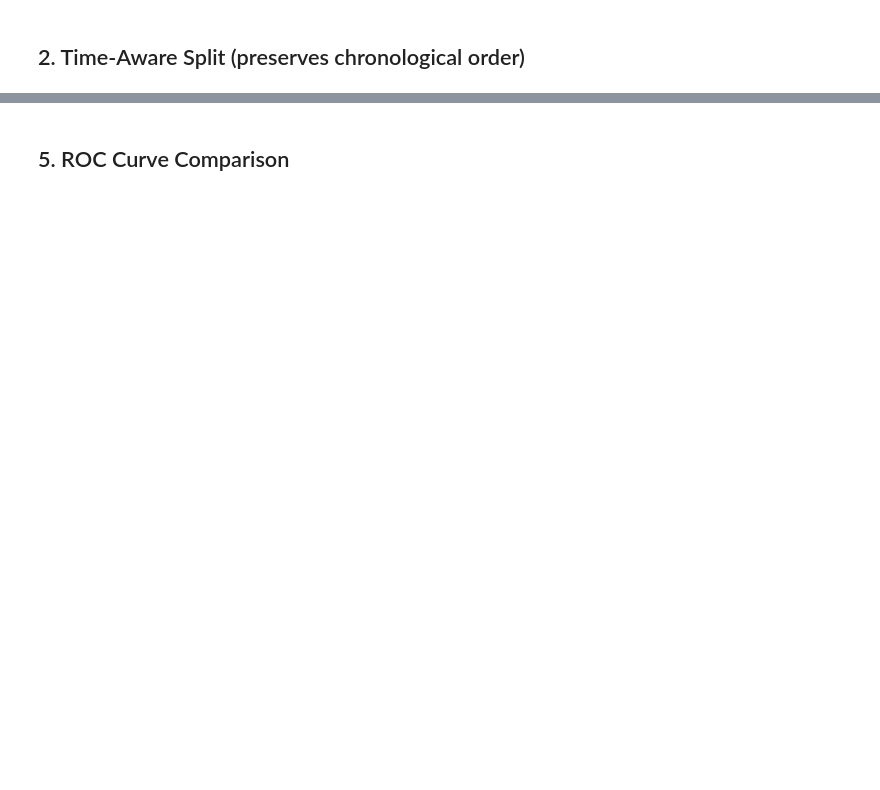
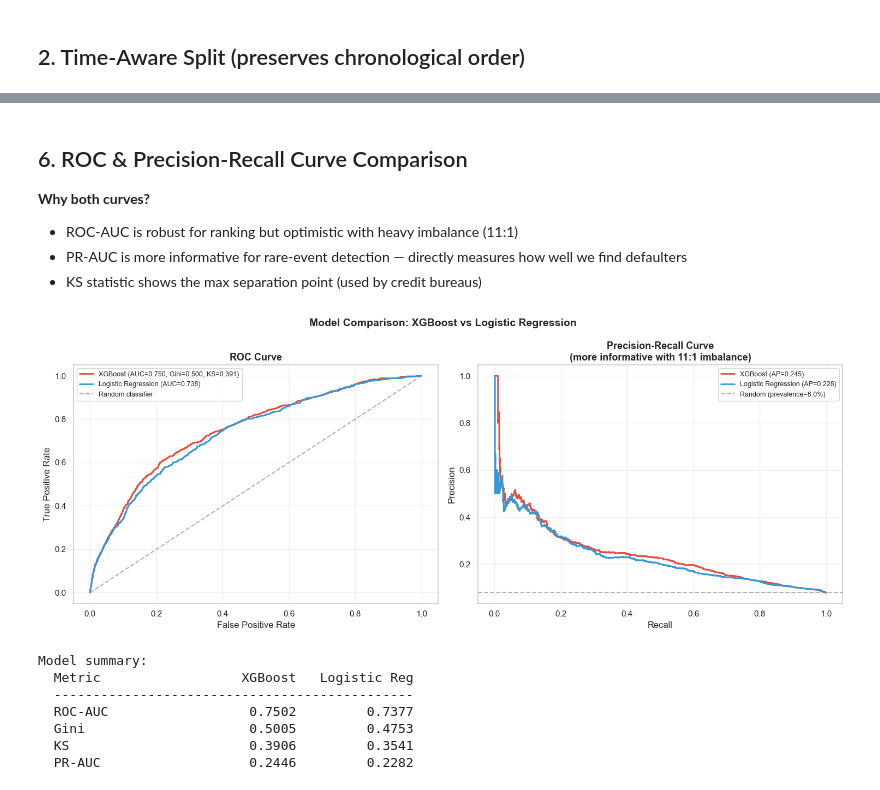
Before and after one commit to biplobgon/proactive-defaulter-flagging-system, a Jupyter notebook: notebooks/03_model_training.ipynb, the cells around one changed output, grey strips where cells are left out. Drawn from its saved outputs; the diff is of its cells as text; code cells hidden in the pictures; blank space fills up the shorter version.

```diff
--- a/notebooks/03_model_training.ipynb
+++ b/notebooks/03_model_training.ipynb
@@ -96,24 +194,73 @@ print(f'XGBoost — AUC: {xgb_auc:.4f} | Gini: {xgb_gini:.4f} | KS: {xgb_ks:.4f}
 # %% [markdown]
-## 5. ROC Curve Comparison
+## 6. ROC & Precision-Recall Curve Comparison
+
+**Why both curves?**
+- ROC-AUC is robust for ranking but optimistic with heavy imbalance (11:1)
+- PR-AUC is more informative for rare-event detection — directly measures how well we find defaulters
+- KS statistic shows the max separation point (used by credit bureaus)
 # %%
-fig, ax = plt.subplots(figsize=(8, 6))
+from sklearn.metrics import precision_recall_curve, average_precision_score
+from training.evaluate import _ks_statistic
+
+fig, axes = plt.subplots(1, 2, figsize=(15, 6))
+
+# ── Left: ROC Curves ──────────────────────────────────────────────────────────
+for label, proba, color in [
+    (f'XGBoost (AUC={xgb_auc:.3f}, Gini={xgb_gini:.3f}, KS={xgb_ks:.3f})', xgb_proba, '#e74c3c'),
+    (f'Logistic Regression (AUC={lr_auc:.3f})',                              lr_proba,  '#3498db'),
+]:
+    fpr, tpr, _ = roc_curve(y_test, proba)
+    axes[0].plot(fpr, tpr, label=label, linewidth=2, color=color)
+
+axes[0].plot([0, 1], [0, 1], '--', color='grey', alpha=0.6, label='Random classifier')
+axes[0].set_xlabel('False Positive Rate', fontsize=12)
+axes[0].set_ylabel('True Positive Rate', fontsize=12)
+axes[0].set_title('ROC Curve', fontsize=13, fontweight='bold')
+axes[0].legend(fontsize=9)
+axes[0].grid(alpha=0.3)
+
+# ── Right: Precision-Recall Curves ───────────────────────────────────────────
+# PR-AUC is more honest with imbalanced labels (11:1)
+xgb_pr_auc = average_precision_score(y_test, xgb_proba)
+lr_pr_auc  = average_precision_score(y_test, lr_proba)
 
 for label, proba, color in [
-    (f'XGBoost (AUC={xgb_auc:.3f}, Gini={xgb_gini:.3f})', xgb_proba, '#e74c3c'),
-    (f'Logistic Regression (AUC={lr_auc:.3f})', lr_proba, '#3498db'),
+    (f'XGBoost (AP={xgb_pr_auc:.3f})',           xgb_proba, '#e74c3c'),
+    (f'Logistic Regression (AP={lr_pr_auc:.3f})', lr_proba,  '#3498db'),
 ]:
-    fpr, tpr, _ = roc_curve(y_test, proba)
-    ax.plot(fpr, tpr, label=label, linewidth=2, color=color)
+    prec, rec, _ = precision_recall_curve(y_test, proba)
+    axes[1].plot(rec, prec, label=label, linewidth=2, color=color)
 
-ax.plot([0,1],[0,1],'--', color='grey', alpha=0.6, label='Random classifier')
-ax.set_xlabel('False Positive Rate', fontsize=12)
-ax.set_ylabel('True Positive Rate', fontsize=12)
-ax.set_title('ROC Curve Comparison', fontsize=14, fontweight='bold')
-ax.legend(fontsize=10)
-ax.grid(alpha=0.3)
+# Baseline: random classifier PR at the positive class prevalence
+prevalence = y_test.mean()
+axes[1].axhline(prevalence, linestyle='--', color='grey', alpha=0.6,
+                label=f'Random (prevalence={prevalence:.1%})')
+axes[1].set_xlabel('Recall', fontsize=12)
+axes[1].set_ylabel('Precision', fontsize=12)
+axes[1].set_title('Precision-Recall Curve\n(more informative with 11:1 imbalance)',
+                   fontsize=13, fontweight='bold')
+axes[1].legend(fontsize=9)
+axes[1].grid(alpha=0.3)
 
+plt.suptitle('Model Comparison: XGBoost vs Logistic Regression', fontsize=14, fontweight='bold')
 plt.tight_layout()
-os.makedirs('outputs/figures', exist_ok=True)
-plt.savefig('outputs/figures/03_roc_curves.png', dpi=150, bbox_inches='tight')
+plt.savefig('outputs/figures/03_roc_pr_curves.png', dpi=150, bbox_inches='tight')
 plt.show()
+
+print(f'\nModel summary:')
+print(f'  {"Metric":<20} {"XGBoost":>10} {"Logistic Reg":>14}')
+print(f'  {"-"*46}')
+print(f'  {"ROC-AUC":<20} {xgb_auc:>10.4f} {lr_auc:>14.4f}')
+print(f'  {"Gini":<20} {xgb_gini:>10.4f} {lr_gini:>14.4f}')
+print(f'  {"KS":<20} {xgb_ks:>10.4f} {lr_ks:>14.4f}')
+print(f'  {"PR-AUC":<20} {xgb_pr_auc:>10.4f} {lr_pr_auc:>14.4f}')
+# %% [output]
+[figure, added]
+Model summary:
+  Metric                  XGBoost   Logistic Reg
+  ----------------------------------------------
+  ROC-AUC                  0.7502         0.7377
+  Gini                     0.5005         0.4753
+  KS                       0.3906         0.3541
+  PR-AUC                   0.2446         0.2282
 # %% [markdown]
```
Also changed, not shown: parts of 19 cells of this notebook, 36 other files.
